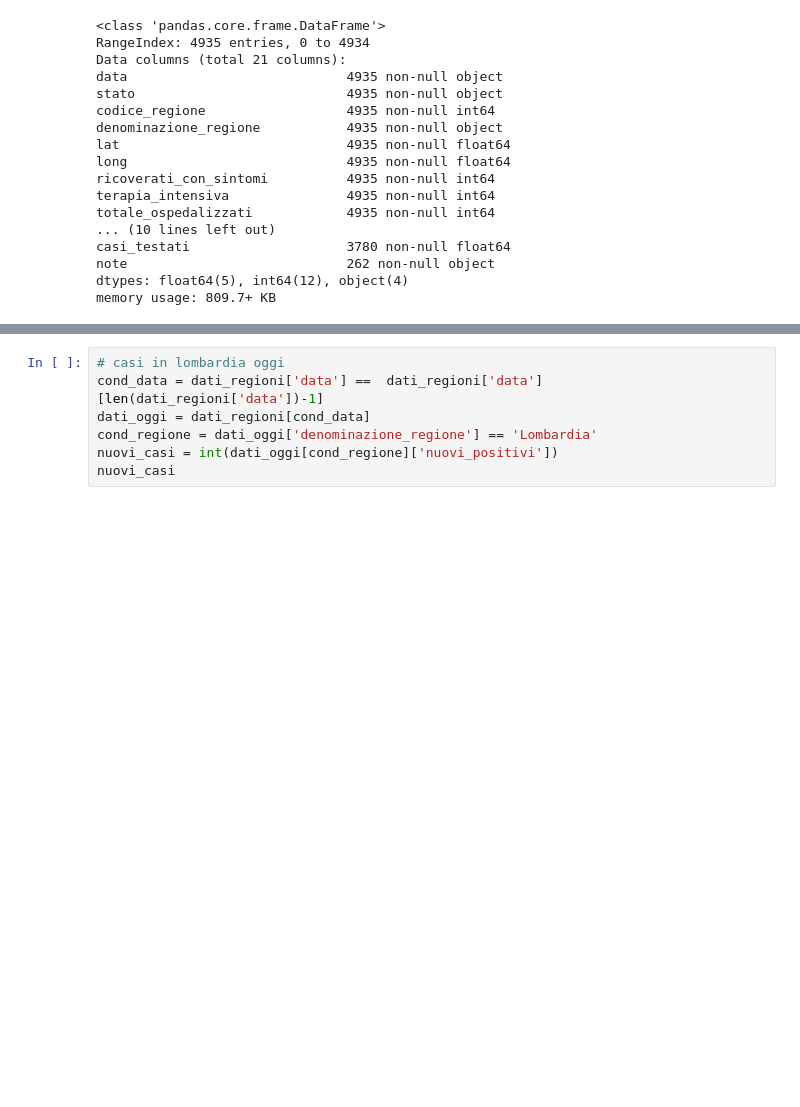
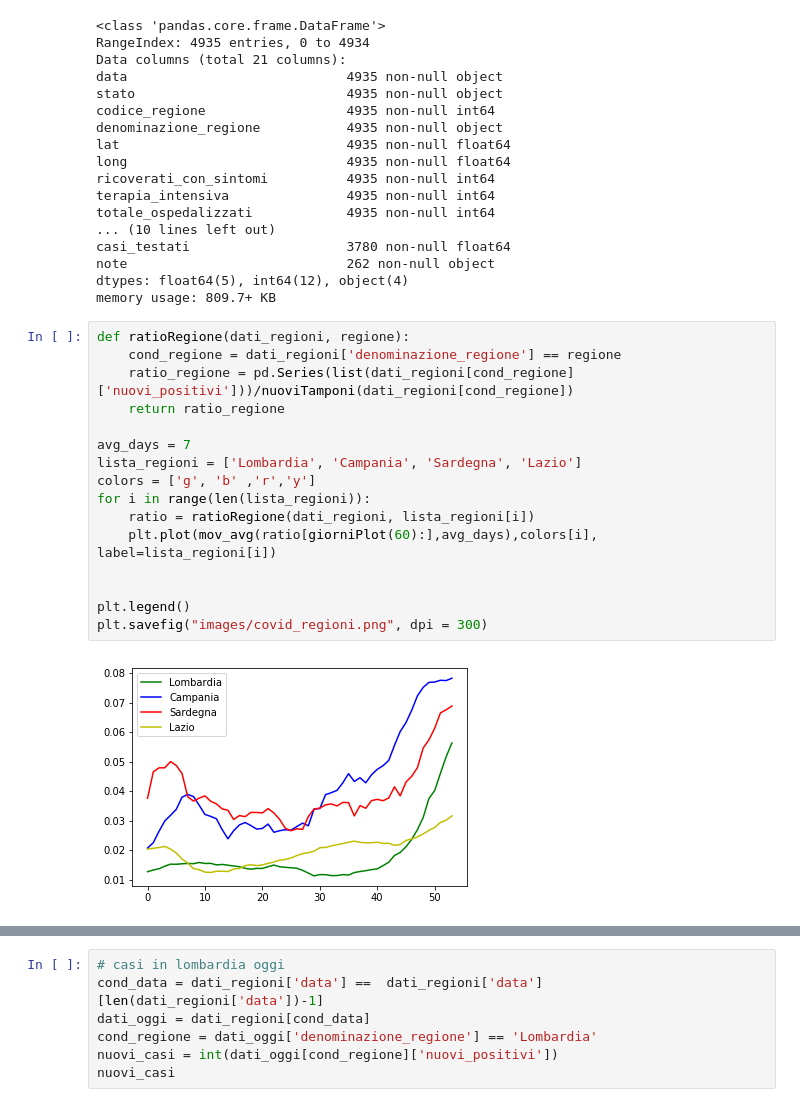
Before and after one commit to giorgiopizz/covid_dumb_analysis, a Jupyter notebook: covid_analysis.ipynb, the cells around one changed output, grey strips where cells are left out. Cells and saved outputs as stored; diff of their text form; blank space fills up the shorter version.

```diff
--- a/covid_analysis.ipynb
+++ b/covid_analysis.ipynb
@@ -115,6 +185,24 @@ casi_testati                    3780 non-null float64
 note                            262 non-null object
 dtypes: float64(5), int64(12), object(4)
 memory usage: 809.7+ KB
+# %%
+def ratioRegione(dati_regioni, regione):
+    cond_regione = dati_regioni['denominazione_regione'] == regione
+    ratio_regione = pd.Series(list(dati_regioni[cond_regione]['nuovi_positivi']))/nuoviTamponi(dati_regioni[cond_regione])
+    return ratio_regione
+
+avg_days = 7
+lista_regioni = ['Lombardia', 'Campania', 'Sardegna', 'Lazio']
+colors = ['g', 'b' ,'r','y']
+for i in range(len(lista_regioni)):
+    ratio = ratioRegione(dati_regioni, lista_regioni[i])
+    plt.plot(mov_avg(ratio[giorniPlot(60):],avg_days),colors[i], label=lista_regioni[i])
+
+
+plt.legend()
+plt.savefig("images/covid_regioni.png", dpi = 300)
+# %% [output]
+[figure, added]
 # %%
 def ratioRegione(dati_regioni, regione):
     cond_regione = dati_regioni['denominazione_regione'] == regione
```
Also changed, not shown: parts of 6 cells of this notebook, 3 other files.
